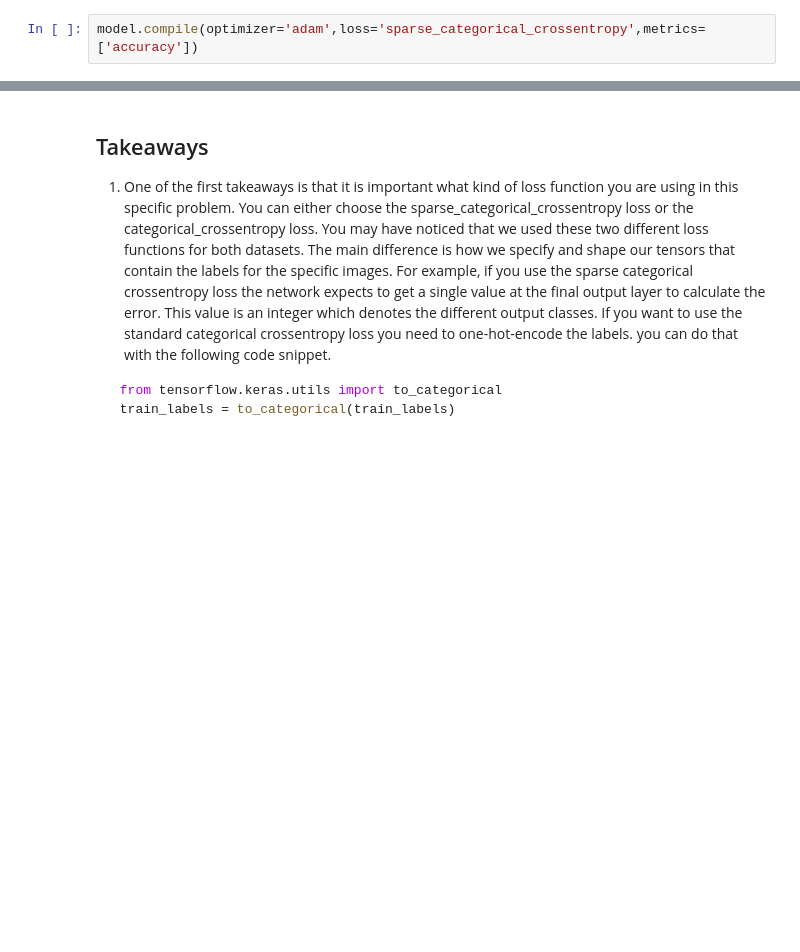
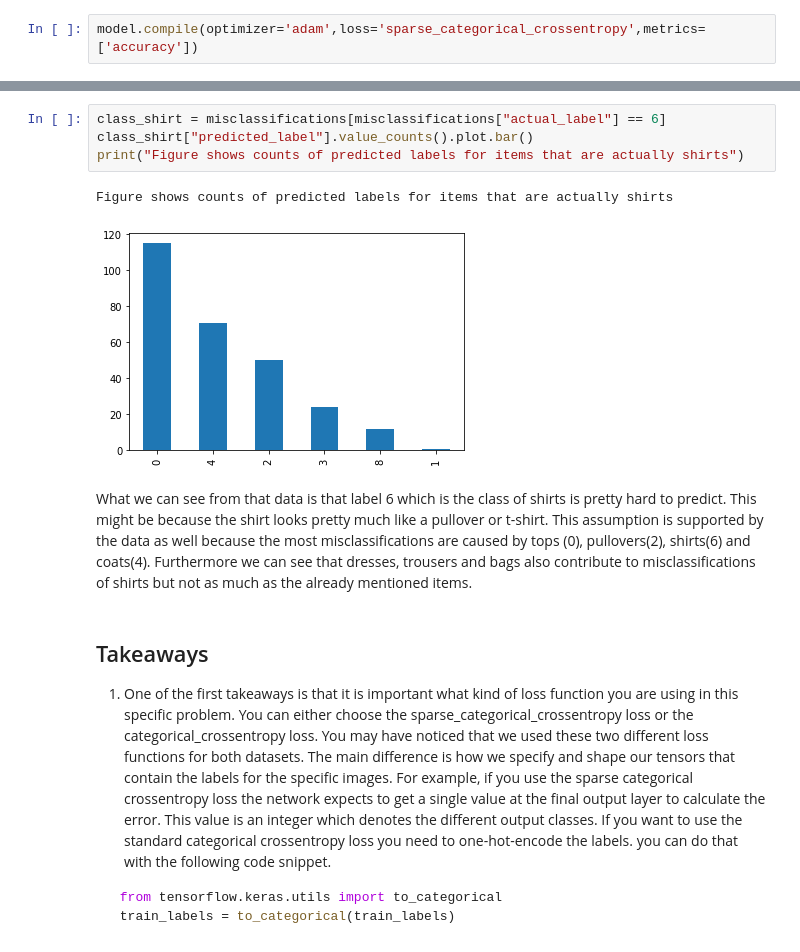
Before and after one commit to Lukas-Justen/Machine-Learning-Tutorials, a Jupyter notebook: 01_MNIST/Exploration.ipynb, the cells around one changed output, grey strips where cells are left out. Cells and saved outputs as stored; diff of their text form; blank space fills up the shorter version.

```diff
--- a/01_MNIST/Exploration.ipynb
+++ b/01_MNIST/Exploration.ipynb
@@ -114,3 +146,12 @@ Now we want to take a look at the performance of our classiifier. For example, w
+# %%
+class_shirt = misclassifications[misclassifications["actual_label"] == 6]
+class_shirt["predicted_label"].value_counts().plot.bar()
+print("Figure shows counts of predicted labels for items that are actually shirts")
+# %% [output]
+Figure shows counts of predicted labels for items that are actually shirts
+[figure, added]
+# %% [markdown]
+What we can see from that data is that label 6 which is the class of shirts is pretty hard to predict. This might be because the shirt looks pretty much like a pullover or t-shirt. This assumption is supported by the data as well because the most misclassifications are caused by tops (0), pullovers(2), shirts(6) and coats(4). Furthermore we can see that dresses, trousers and bags also contribute to misclassifications of shirts but not as much as the already mentioned items.
 # %% [markdown]
 ## Takeaways
 1. One of the first takeaways is that it is important what kind of loss function you are using in this specific problem. You can either choose the sparse_categorical_crossentropy loss or the categorical_crossentropy loss. You may have noticed that we used these two different loss functions for both datasets. The main difference is how we specify and shape our tensors that contain the labels for the specific images. For example, if you use the sparse categorical crossentropy loss the network expects to get a single value at the final output layer to calculate the error. This value is an integer which denotes the different output classes. If you want to use the standard categorical crossentropy loss you need to one-hot-encode the labels. you can do that with the following code snippet.
```
Also changed, not shown: parts of 9 cells of this notebook.
